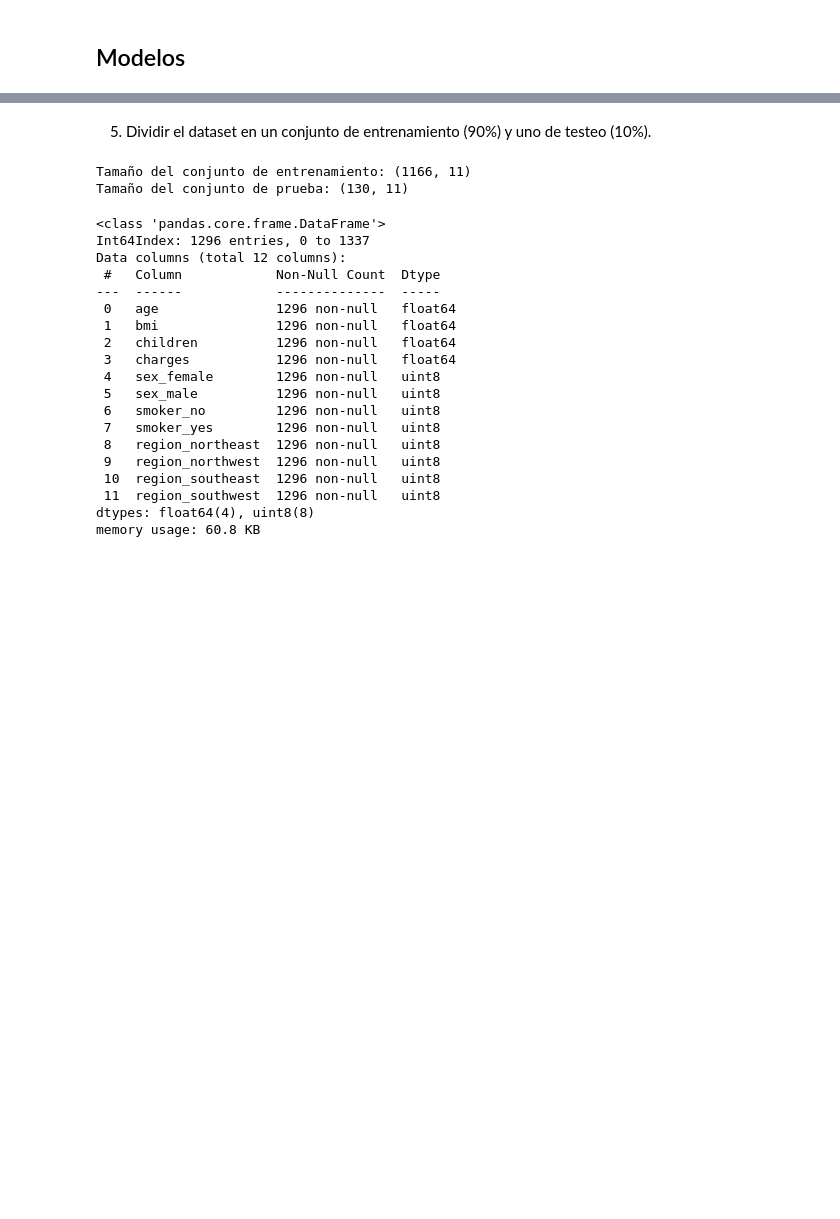
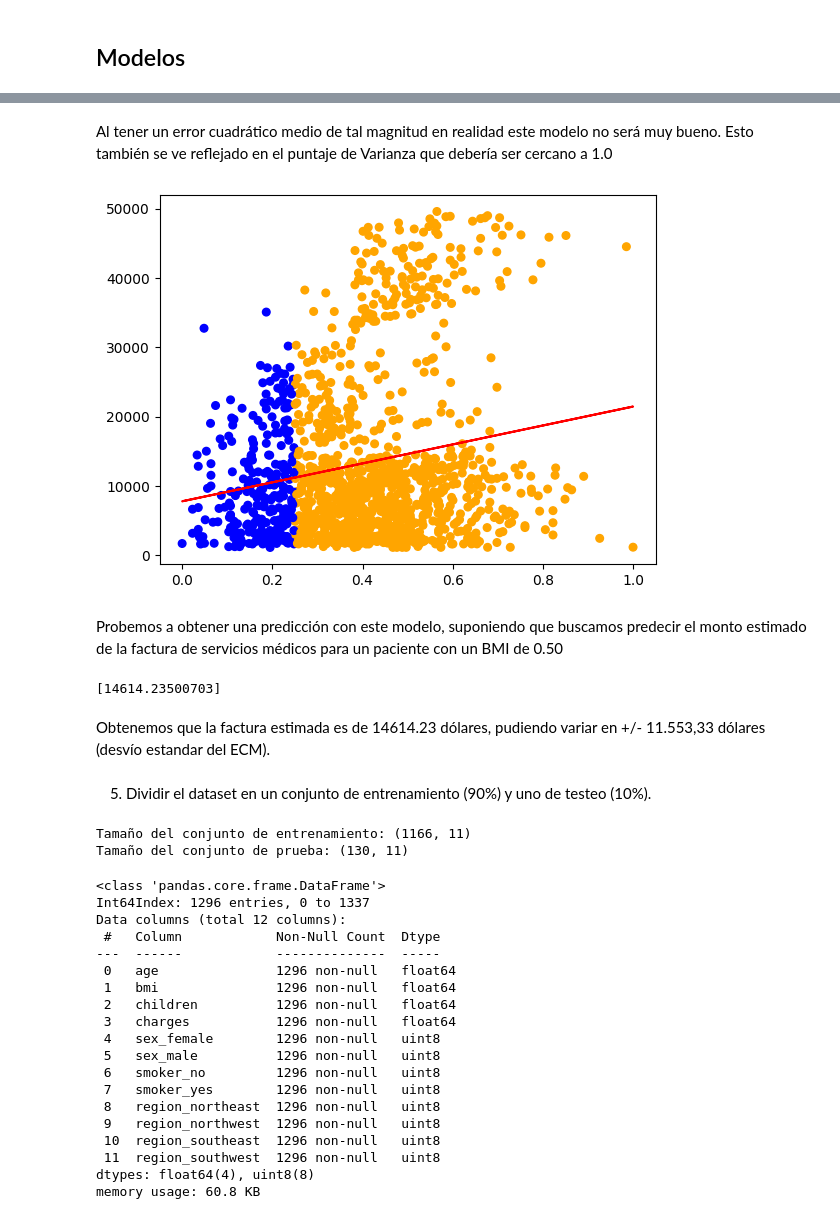
Before and after one commit to DanielIramain/aa-insurance, a Jupyter notebook: insurance_aa.ipynb, the cells around one changed output, grey strips where cells are left out. Saved outputs shown, nothing was run; the diff lists cells and outputs as text; code cells hidden in the pictures; blank space fills up the shorter version.

```diff
--- a/insurance_aa.ipynb
+++ b/insurance_aa.ipynb
@@ -256,3 +331,24 @@ data.to_csv('data_estandarizada.csv')
+# %% [markdown]
+Al tener un error cuadrático medio de tal magnitud en realidad este modelo no será muy bueno.  Esto también se ve reflejado en el puntaje de Varianza que debería ser cercano a 1.0
+# %%
+#Veamos nuevamente nuestro gráfico con el modelo
+plt.scatter(f1, f2, c=asignar, s=tamanio)
+plt.plot(X_train, np.transpose(Y_pred), label="Prediccion", color='r')
+plt.show()
+# %% [output]
+[figure, added]
+# %% [markdown]
+Probemos a obtener una predicción con este modelo, suponiendo que buscamos predecir el monto estimado de la factura de servicios médicos para un paciente con un BMI de 0.50
+# %%
+#Encerramos el valor de entrada (X) entre doble corchete debido a su manejo
+#como array 2D (de lo contrario devolverá un error)
+y_predicho = regr.predict([[0.50]])
+
+print(y_predicho)
+# %% [output]
+[14614.23500703]
+# %% [markdown]
+Obtenemos que la factura estimada es de 14614.23 dólares, pudiendo variar en +/- 11.553,33 dólares (desvío estandar del ECM).
 # %% [markdown]
 5. Dividir el dataset en un conjunto de entrenamiento (90%) y uno de testeo (10%).
 # %%
```
Also changed, not shown: parts of 10 cells of this notebook.
